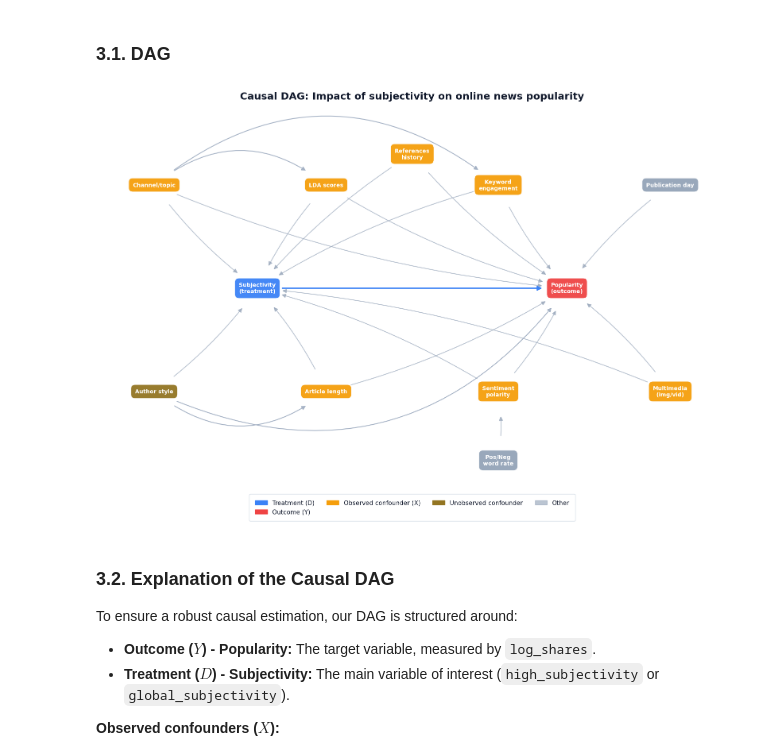
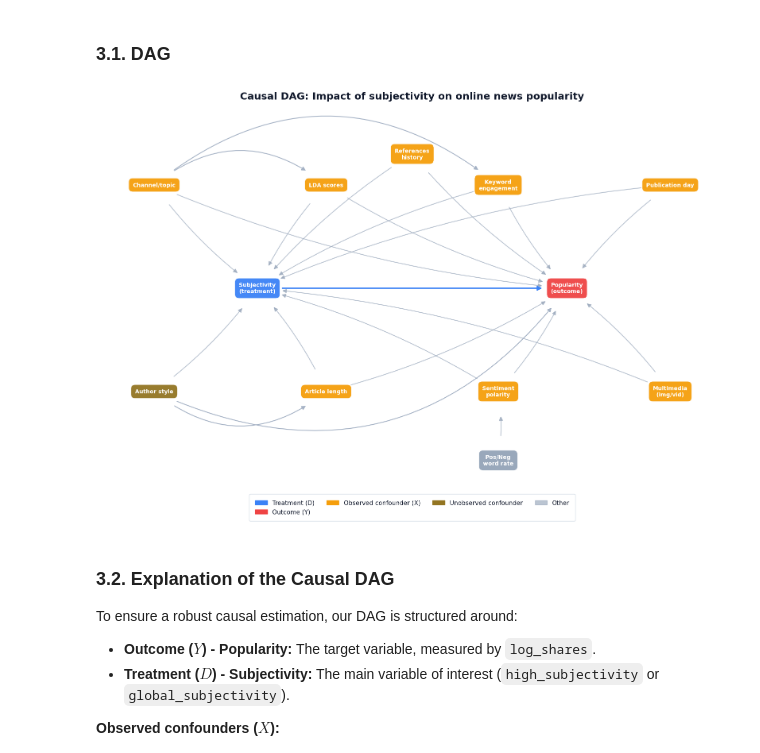
Before and after one commit to carlalucas/ml_for_econometrics, a Jupyter notebook: main.ipynb, the cells around one changed output. Cells and saved outputs as stored; diff of their text form; code cells hidden in the pictures.

Commit message:
dag publication day confounder

```diff
--- a/main.ipynb
+++ b/main.ipynb
@@ -448,8 +448,8 @@ nodes = {
     "Multimedia (Img/Vid)":  "confounder",
     "References History":    "confounder",
     "Sentiment polarity":    "confounder",
+    "Publication Day":       "confounder",
     "Positive/Negative word rate": "other",
-    "Publication Day":       "other",
     "Author style":          "unobserved"
 }
 
@@ -482,6 +482,7 @@ standard_edges = [
     ("Multimedia (Img/Vid)","Popularity"),
     ("References History",  "Popularity"),
     ("References History",  "Subjectivity"),
+    ("Publication Day", "Subjectivity"),
     ("Publication Day",     "Popularity"),
     ("Sentiment polarity",  "Subjectivity"),
     ("Sentiment polarity",  "Popularity"),
@@ -558,34 +559,34 @@ nx.draw_networkx_edges(G, pos, edgelist=outer_edges_bottom, ax=ax, edge_color="#
 # Main causality
 nx.draw_networkx_edges(G, pos, edgelist=main_edge, ax=ax, edge_color="#3b82f6",
                        width=2, arrows=True, arrowsize=17,
                        min_source_margin=margin, min_target_margin=margin)
 
 # Nodes
 for node, (x, y) in pos.items():
     bbox_props = dict(boxstyle="round,pad=0.8", fc=color_map[nodes[node]], ec="white", lw=2, alpha=0.95)
     ax.text(x, y, display_labels[node], ha='center', va='center',
             fontsize=10, fontweight='bold', color='white', bbox=bbox_props, zorder=5)
 
 # Legend and title
 legend_handles = [
     mpatches.Patch(color="#3b82f6", label="Treatment (D)"),
     mpatches.Patch(color="#ef4444", label="Outcome (Y)"),
     mpatches.Patch(color="#f59e0b", label="Observed confounder (X)"),
     mpatches.Patch(color="#937522ff", label="Unobserved confounder"),
     mpatches.Patch(color="#94a3b8a1", label="Other")
 ]
 
 ax.legend(handles=legend_handles, loc="lower center", bbox_to_anchor=(0.5, -0.08), ncol=4,
           fontsize=11, facecolor="white", edgecolor="#cbd5e1", labelcolor="#0f172a", borderpad=1)
 
 ax.set_title("Causal DAG: Impact of subjectivity on online news popularity",
              color="#0f172a", fontsize=18, fontweight="bold", pad=15)
 
 ax.axis("off")
 plt.tight_layout()
 plt.show()
 # %% [output]
-[figure, old version]
+[figure, new version]
 # %% [markdown]
 ### **3.2. Explanation of the Causal DAG**
 
```
Also changed, not shown: parts of 1 cell of this notebook.
